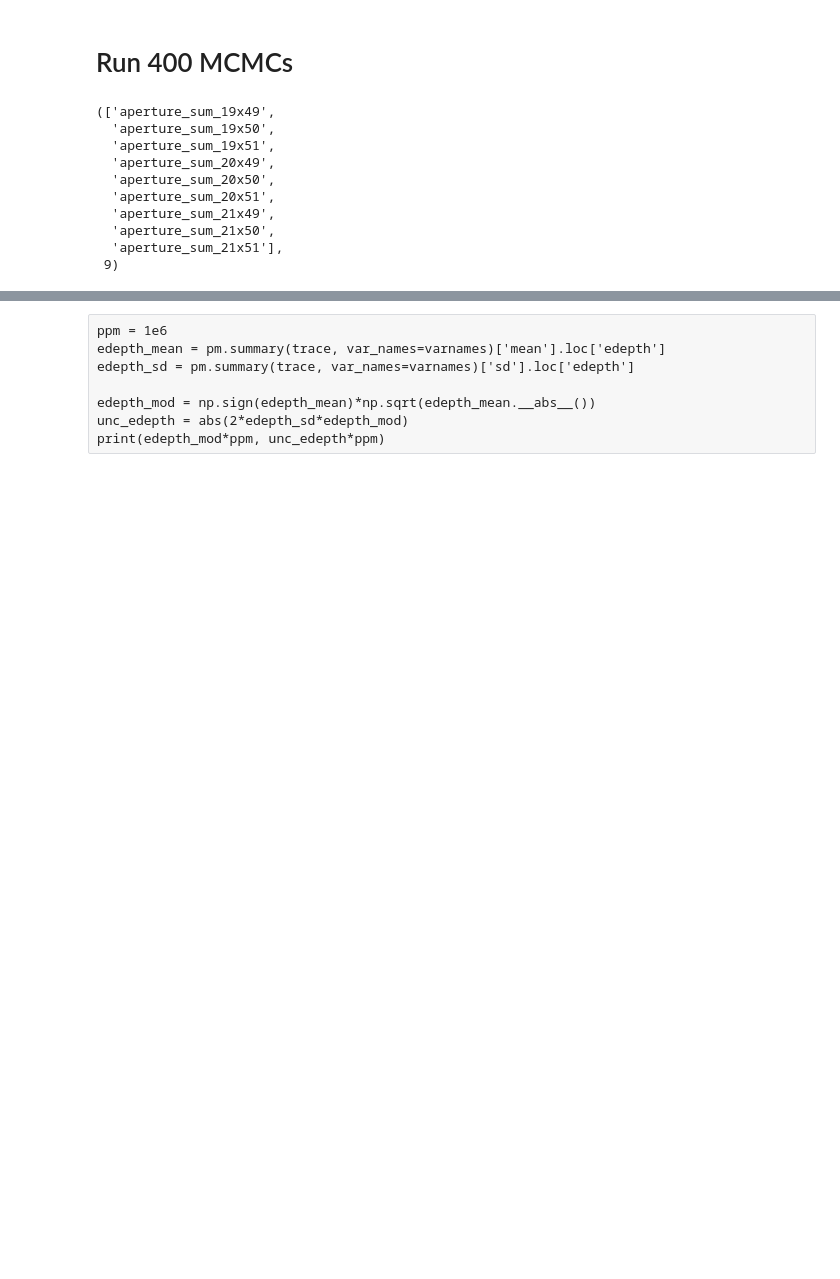
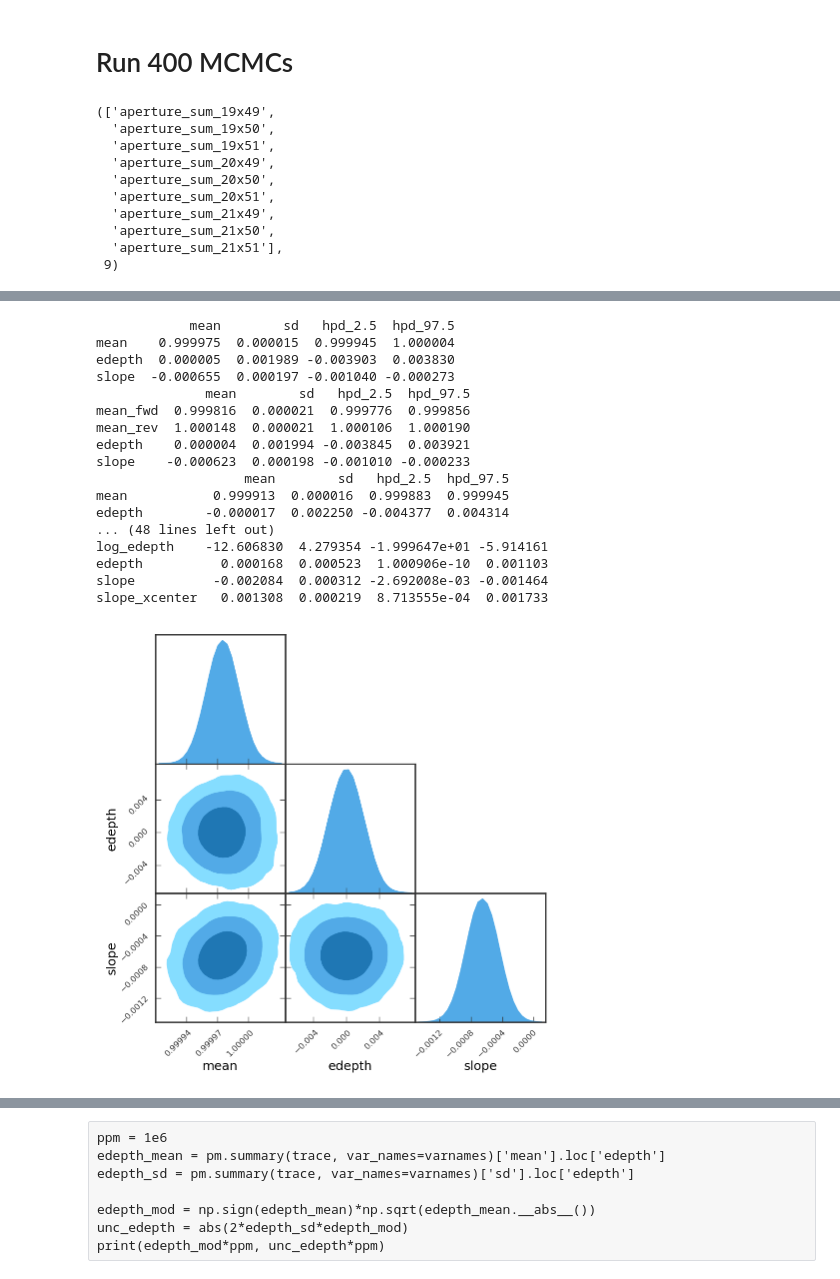
Before and after one commit to exowanderer/arctor, a Jupyter notebook: notebooks/example_exoplanet_transit_mcmc_fitting_tutorial_multi-mcmc_xcenter.ipynb, the cells around one changed output, grey strips where cells are left out. Saved outputs shown, nothing was run; the diff lists cells and outputs as text; code cells hidden in the pictures; blank space fills up the shorter version.

```diff
--- a/notebooks/example_exoplanet_transit_mcmc_fitting_tutorial_multi-mcmc_xcenter.ipynb
+++ b/notebooks/example_exoplanet_transit_mcmc_fitting_tutorial_multi-mcmc_xcenter.ipynb
@@ -368,31 +598,3 @@ mcmc_fits = [fine_grain_mcmcs_with_no_xcenter_lin_edepth_no_split,
              fine_grain_mcmcs_with_w_xcenter_log_edepth_no_split,
              fine_grain_mcmcs_with_w_xcenter_log_edepth_w_split
             ]
-# %%
-def setup_and_plot_GTC(mcmc_fit):
-    trace = mcmc_fit[fine_min_snr_colname]['trace']
-    map_soln = mcmc_fit[fine_min_snr_colname]['map_soln']
-
-    if trace is None:
-        return
-
-    varnames = [key for key in map_soln.keys()
-                if '__' not in key and 'light' not in key]
-
-    print(pm.summary(trace, varnames=varnames)[['mean', 'sd', 'hpd_2.5', 'hpd_97.5']])
-
-    samples = pm.trace_to_dataframe(trace, varnames=varnames)
-    if 'log_edepth' in samples.columns:
-        samples['edepth'] = 10**samples['log_edepth']
-    else:
-        print('\n\n**NO LOG EDEPTH**')
-        samples['log_edepth'] = np.log10(samples['edepth'])
-
-    figureSize = (20,20)
-    nSig = 3
-    paramRanges = [[np.median(samples[colname]) - mad(samples[colname])] for colname in samples.columns]
-    # paramRanges = {'edepth':[0,2e-3]}
-
-    # print(np.mean(samples['edepth'])*1e6, 10**np.mean(samples['log_edepth'])*1e6, np.mean(10**samples['log_edepth'])*1e6)
-    # print(mad(samples['edepth'])*1e6, 10**mad(samples['log_edepth'])*1e6, mad(10**samples['log_edepth'])*1e6)
-    pygtc.plotGTC(samples, nContourLevels=3, figureSize='MNRAS_page');
@@ -399,5 +640,24 @@ def setup_and_plot_GTC(mcmc_fit):
 # %%
 import pygtc
 plt.rcParams['figure.figsize'] = 20,20
 for mcmc_fit_ in mcmc_fits:
-    setup_and_plot_GTC(mcmc_fit_)
+    setup_and_plot_GTC(mcmc_fit_[fine_min_snr_colname])
+# %% [output]
+            mean        sd   hpd_2.5  hpd_97.5
+mean    0.999975  0.000015  0.999945  1.000004
+edepth  0.000005  0.001989 -0.003903  0.003830
+slope  -0.000655  0.000197 -0.001040 -0.000273
+              mean        sd   hpd_2.5  hpd_97.5
+mean_fwd  0.999816  0.000021  0.999776  0.999856
+mean_rev  1.000148  0.000021  1.000106  1.000190
+edepth    0.000004  0.001994 -0.003845  0.003921
+slope    -0.000623  0.000198 -0.001010 -0.000233
+                   mean        sd   hpd_2.5  hpd_97.5
+mean           0.999913  0.000016  0.999883  0.999945
+edepth        -0.000017  0.002250 -0.004377  0.004314
+... (48 lines left out)
+log_edepth    -12.606830  4.279354 -1.999647e+01 -5.914161
+edepth          0.000168  0.000523  1.000906e-10  0.001103
+slope          -0.002084  0.000312 -2.692008e-03 -0.001464
+slope_xcenter   0.001308  0.000219  8.713555e-04  0.001733
+[figure, added]
```
Also changed, not shown: parts of 13 cells of this notebook, 1 other file.
